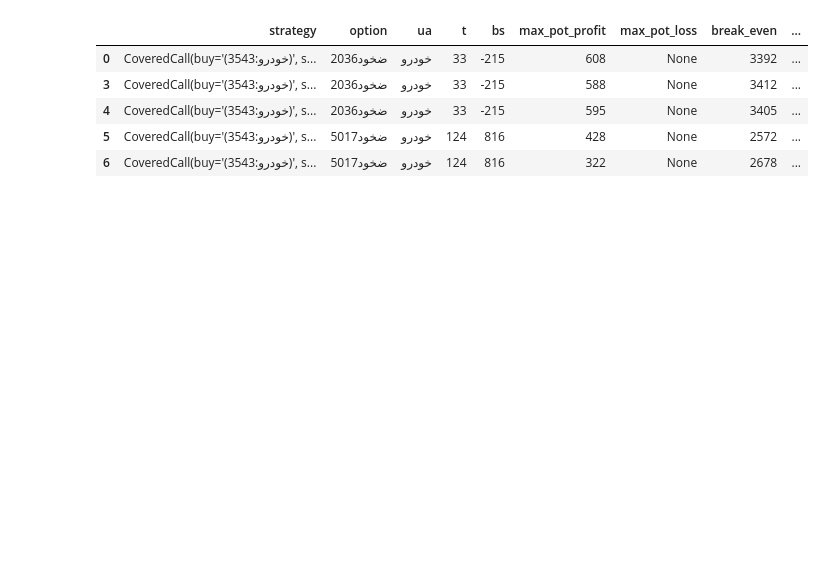
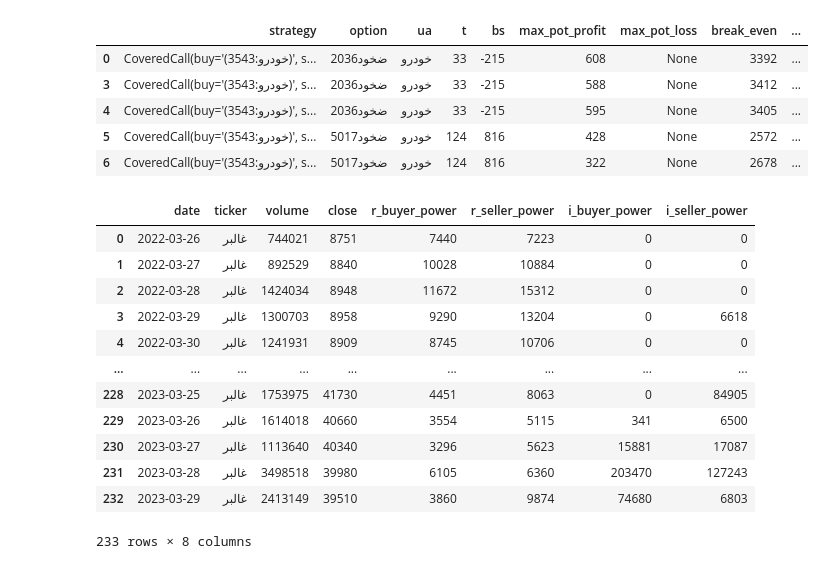
Before and after one commit to yghaderi/metafid-, a Jupyter notebook: example/example.ipynb, the cells around one changed output. Saved outputs shown, nothing was run; the diff lists cells and outputs as text; code cells hidden in the pictures; blank space fills up the shorter version.

```diff
--- a/example/example.ipynb
+++ b/example/example.ipynb
@@ -225,0 +233,23 @@ insert_data(table="derivs_optionstrategy", cols=cols_db, records=ua_hist_list)
+# %%
+ri = RetailInstitutionalPower(ticker="غالبر", start_date="1401-01-01", end_date="1402-01-10")
+df_ri = ri.ri_power()
+# %%
+df_ri["ticker"] = "غالبر"
+df_ri = df_ri.replace(np.nan, 0)
+df_ri[["r_buyer_power", "r_seller_power", "i_buyer_power", "i_seller_power"]] = df_ri[["r_buyer_power", "r_seller_power", "i_buyer_power", "i_seller_power"]].astype(int)
+df_ri = df_ri[["date", "ticker", "volume", "adj_final", "r_buyer_power", "r_seller_power", "i_buyer_power", "i_seller_power"]].rename(columns={"adj_final": "close"})
+df_ri
+# %% [output]
+|  | date | ticker | volume | close | r_buyer_power | r_seller_power | i_buyer_power | i_seller_power |
+| 0 | 2022-03-26 | غالبر | 744021 | 8751 | 7440 | 7223 | 0 | 0 |
+| 1 | 2022-03-27 | غالبر | 892529 | 8840 | 10028 | 10884 | 0 | 0 |
+| 2 | 2022-03-28 | غالبر | 1424034 | 8948 | 11672 | 15312 | 0 | 0 |
+| 3 | 2022-03-29 | غالبر | 1300703 | 8958 | 9290 | 13204 | 0 | 6618 |
+| 4 | 2022-03-30 | غالبر | 1241931 | 8909 | 8745 | 10706 | 0 | 0 |
+| ... | ... | ... | ... | ... | ... | ... | ... | ... |
+| 228 | 2023-03-25 | غالبر | 1753975 | 41730 | 4451 | 8063 | 0 | 84905 |
+| 229 | 2023-03-26 | غالبر | 1614018 | 40660 | 3554 | 5115 | 341 | 6500 |
+| 230 | 2023-03-27 | غالبر | 1113640 | 40340 | 3296 | 5623 | 15881 | 17087 |
+| 231 | 2023-03-28 | غالبر | 3498518 | 39980 | 6105 | 6360 | 203470 | 127243 |
+| 232 | 2023-03-29 | غالبر | 2413149 | 39510 | 3860 | 9874 | 74680 | 6803 |
+233 rows × 8 columns
```
Also changed, not shown: parts of 22 cells of this notebook, 9 other files.
